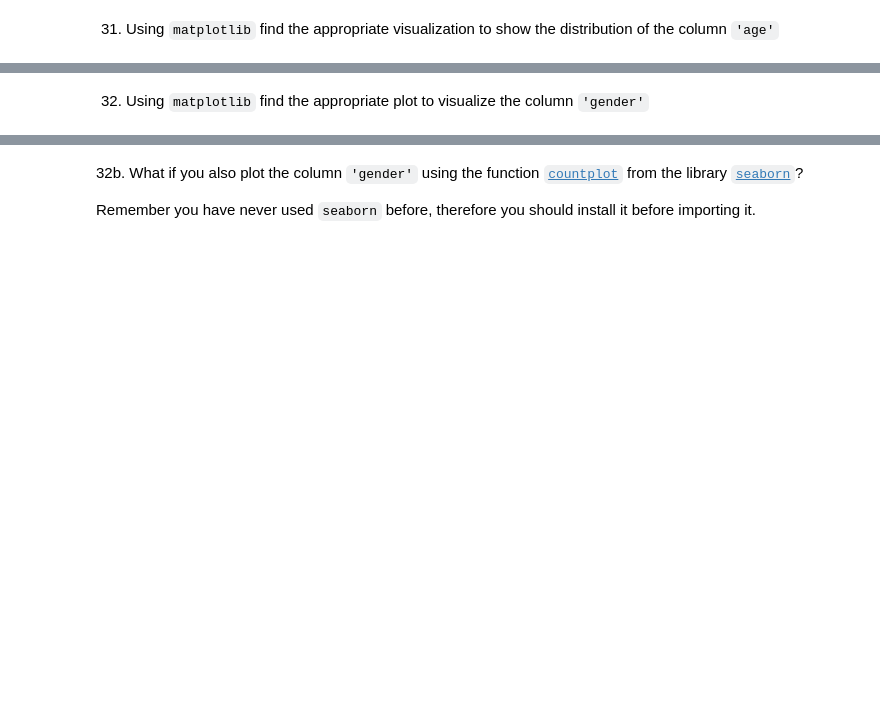
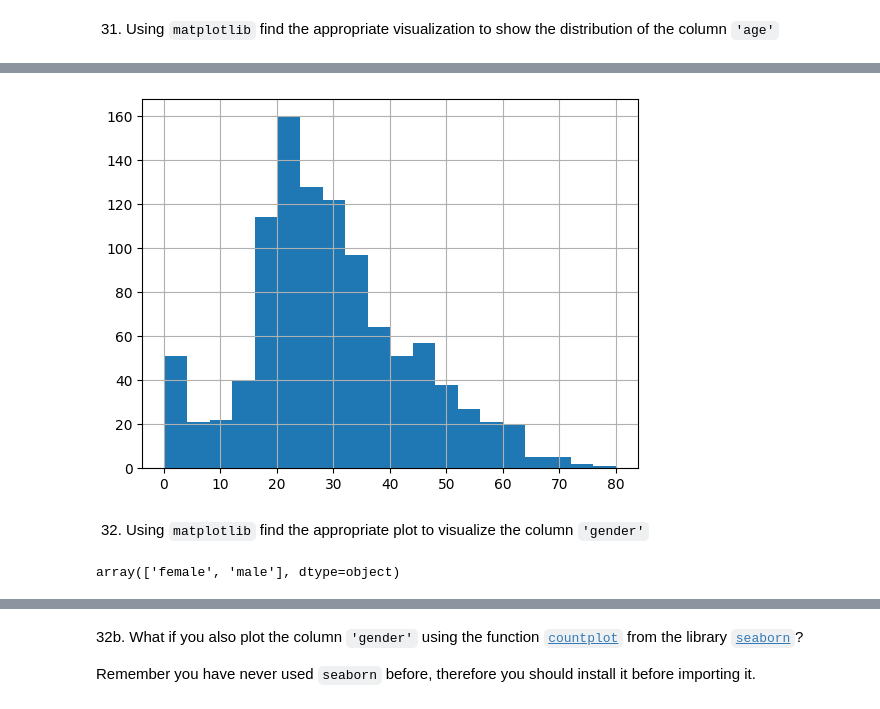
Before and after one commit to MNievas12/2402_dsft_thebridge, a Jupyter notebook: 2-Data_Analysis/2-Pandas/Practica/7-Titanic/Titanic-exercise.ipynb, the cells around one changed output, grey strips where cells are left out. Cells and saved outputs as stored; diff of their text form; code cells hidden in the pictures; blank space fills up the shorter version.

```diff
--- a/2-Data_Analysis/2-Pandas/Practica/7-Titanic/Titanic-exercise.ipynb
+++ b/2-Data_Analysis/2-Pandas/Practica/7-Titanic/Titanic-exercise.ipynb
@@ -99,2 +691,10 @@ Hint: There were two people with the same name, who?
+# %%
+titanic['age'].hist(bins=20);
+# %% [output]
+[figure, added]
 # %% [markdown]
 32. Using `matplotlib` find the appropriate plot to visualize the column `'gender'`
+# %%
+titanic['sex'].unique()
+# %% [output]
+array(['female', 'male'], dtype=object)
```
Also changed, not shown: parts of 77 cells of this notebook.
